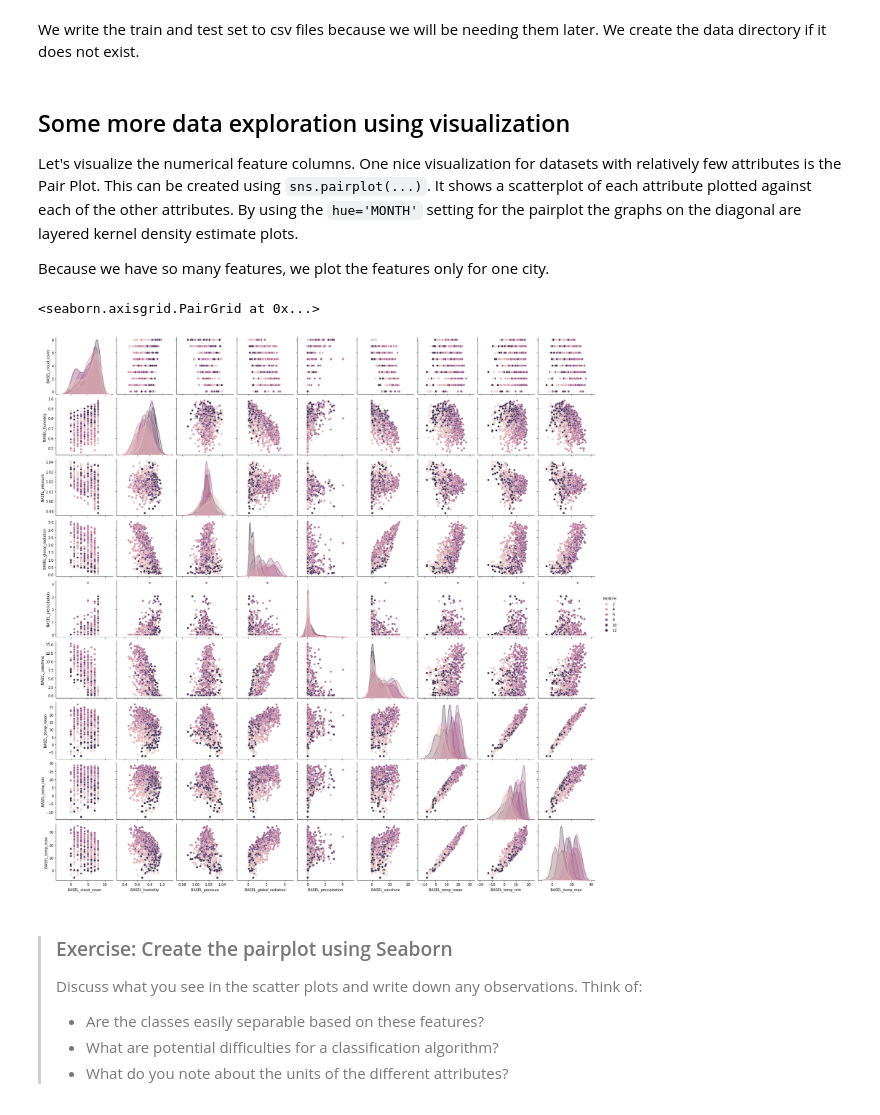
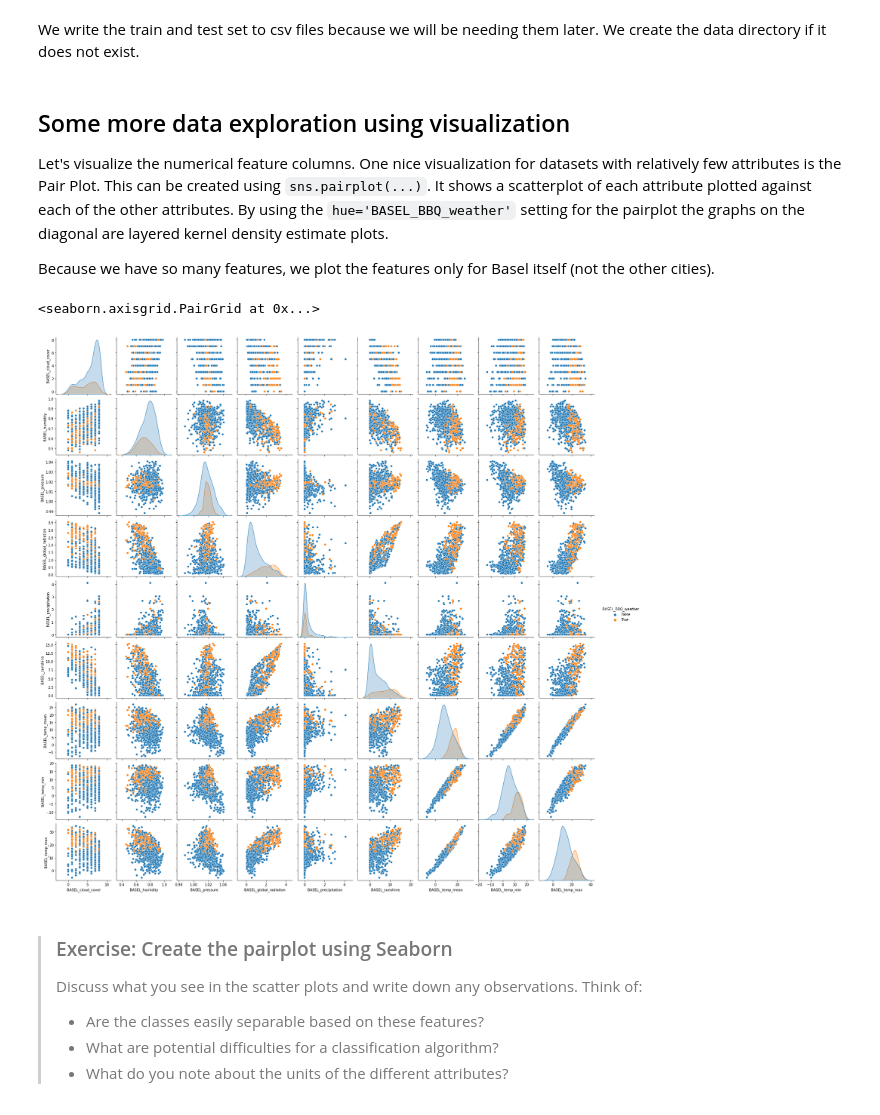
Before and after one commit to esciencecenter-digital-skills/SICSS-odissei-machine-learning, a Jupyter notebook: notebooks/1-Intro.ipynb, the cells around one changed output. Cells and saved outputs as stored; diff of their text form; code cells hidden in the pictures.

```diff
--- a/notebooks/1-Intro.ipynb
+++ b/notebooks/1-Intro.ipynb
@@ -62,0 +40,6 @@ Index(['DATE', 'MONTH', 'BASEL_cloud_cover', 'BASEL_humidity',
+# %%
+url_features = 'https://zenodo.org/record/5071376/files/weather_prediction_dataset.csv?download=1'
+url_labels = 'https://zenodo.org/record/5071376/files/weather_prediction_bbq_labels.csv?download=1'
+weather_features = pd.read_csv(url_features)
+weather_labels = pd.read_csv(url_labels)
+weather_features.head()
@@ -62,0 +65,3 @@ Index(['DATE', 'MONTH', 'BASEL_cloud_cover', 'BASEL_humidity',
+# %%
+for c in weather_features.columns:
+    print(c)
@@ -83,0 +109,11 @@ print(weather_3years.shape)
+# %%
+nr_rows = 365*3
+
+weather_3years = weather_features.drop(columns=['DATE', 'MONTH'])
+weather_3years = weather_3years[:nr_rows]
+
+# Need to take next day as target!
+weather_3years['BASEL_BBQ_weather'] = list(weather_labels[1:nr_rows+1]['BASEL_BBQ_weather'])
+
+print(weather_3years.shape)
+weather_3years.head()
@@ -106,17 +151,17 @@ data_test.to_csv('data/weather_test.csv', index=False)
 Let's visualize the numerical feature columns.
 One nice visualization for datasets with relatively few attributes is the Pair Plot.
 This can be created using `sns.pairplot(...)`. It shows a scatterplot of each attribute plotted against each of the other attributes.
-By using the `hue='MONTH'` setting for the pairplot the graphs on the diagonal are layered kernel density estimate plots.
+By using the `hue='BASEL_BBQ_weather'` setting for the pairplot the graphs on the diagonal are layered kernel density estimate plots.
 
-Because we have so many features, we plot the features only for one city.
+Because we have so many features, we plot the features only for Basel itself (not the other cities).
 # %%
 columns_basel = [c for c in data_train.columns if c.startswith('BASEL')]
-data_plot = data_train[['MONTH']+columns_basel]
+data_plot = data_train[columns_basel]
 # %%
-sns.pairplot(data_plot, hue='MONTH')
+sns.pairplot(data_plot, hue='BASEL_BBQ_weather')
 # %% [output]
 <seaborn.axisgrid.PairGrid at 0x...>
-[figure, old version]
+[figure, new version]
 # %% [markdown]
 > ### Exercise: Create the pairplot using Seaborn
 >
```
Also changed, not shown: parts of 13 cells of this notebook, 3 other files.
